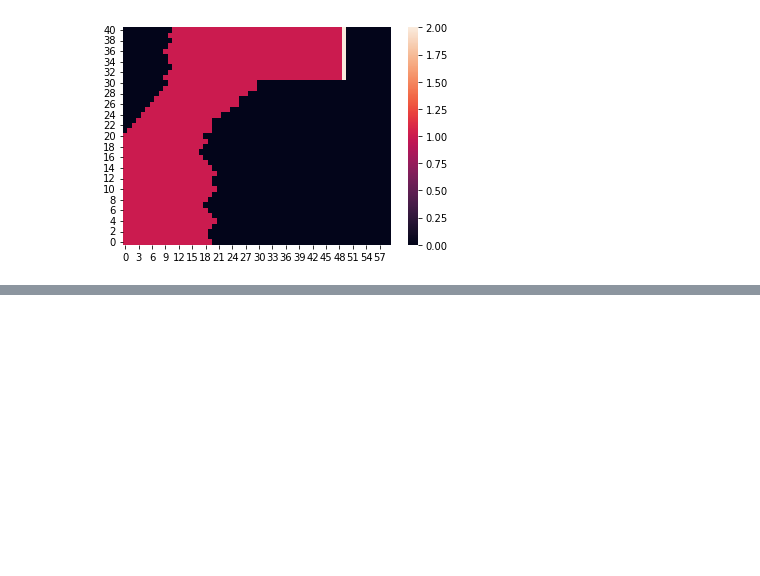
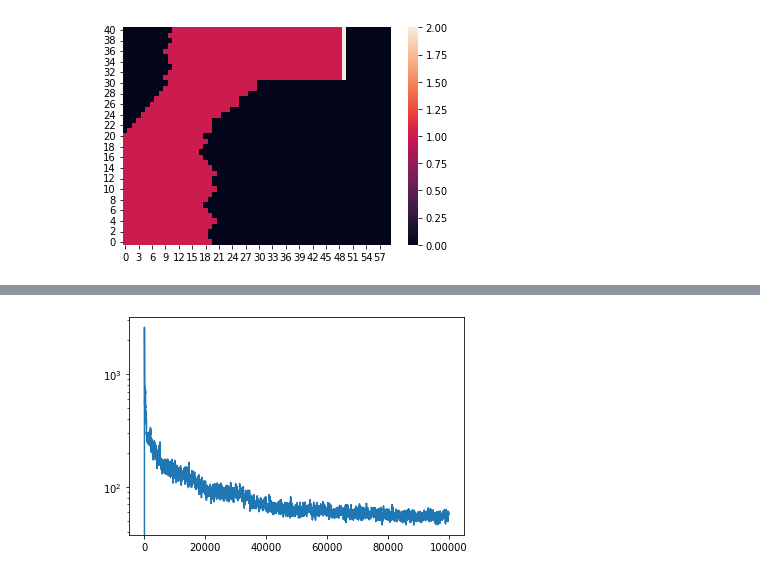
Before and after one commit to rcalef/suttonBarto2ndEd, a Jupyter notebook: ch5/ch5.ipynb, the cells around one changed output, grey strips where cells are left out. Saved outputs shown, nothing was run; the diff lists cells and outputs as text; code cells hidden in the pictures; blank space fills up the shorter version.

```diff
--- a/ch5/ch5.ipynb
+++ b/ch5/ch5.ipynb
@@ -384,0 +382,10 @@ False
+# %%
+cumsum = np.cumsum(eps_length)
+
+w = 100
+avgs = [(cumsum[i] - cumsum[i-w]) / w for i in range(10, len(eps_length))]
+# %%
+plt.plot(np.arange(len(avgs)), avgs)
+plt.yscale("log")
+# %% [output]
+[figure, added]
```
Also changed, not shown: parts of 26 cells of this notebook.
